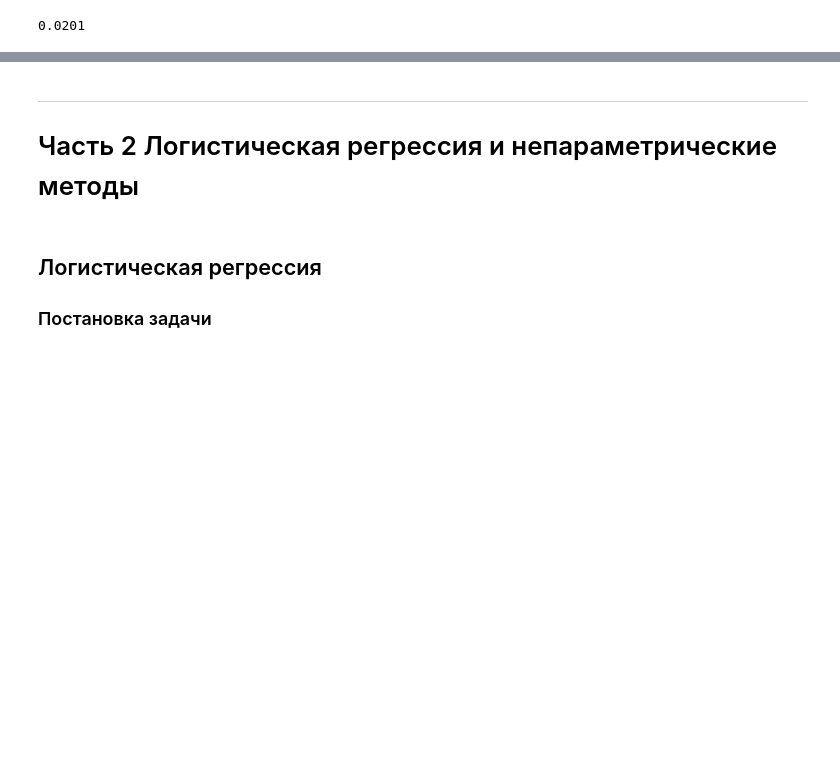
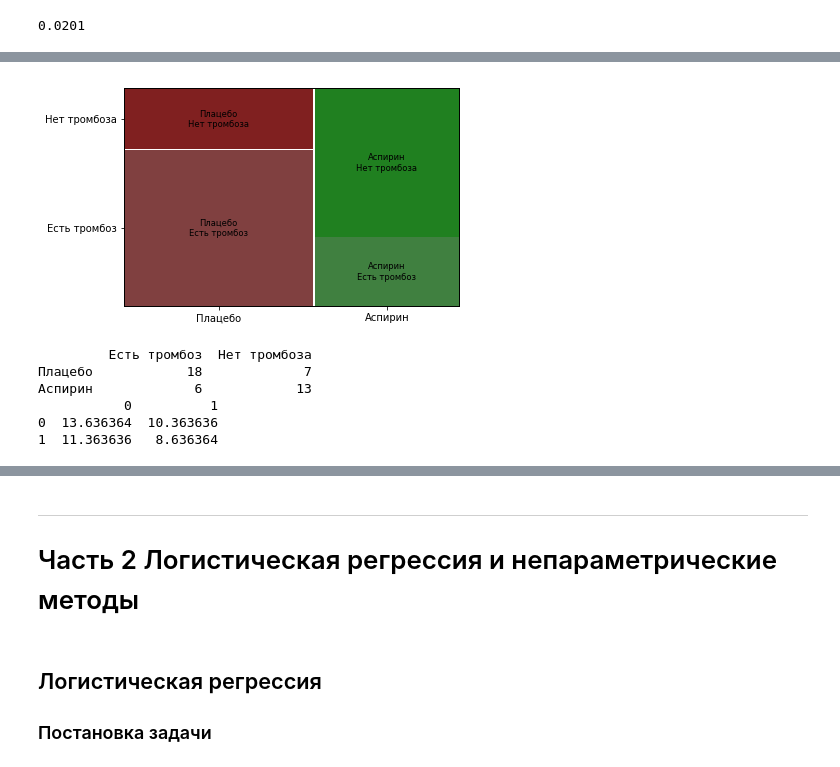
Before and after one commit to betelgeus/fundamentals_of_statistics_notes, a Jupyter notebook: Stepik_fundamentals_of_statistics_notes_Part_2.ipynb, the cells around one changed output, grey strips where cells are left out. Drawn from its saved outputs; the diff is of its cells as text; code cells hidden in the pictures; blank space fills up the shorter version.

```diff
--- a/Stepik_fundamentals_of_statistics_notes_Part_2.ipynb
+++ b/Stepik_fundamentals_of_statistics_notes_Part_2.ipynb
@@ -179,0 +361,21 @@ print(f'{p:.4f}')
+# %%
+import pandas as pd
+import matplotlib.pyplot as plt
+from statsmodels.graphics.mosaicplot import mosaic
+from scipy.stats import chi2_contingency
+
+tab = pd.DataFrame({'Есть тромбоз': [18, 6], 'Нет тромбоза': [7, 13]}, index=('Плацебо', 'Аспирин'))
+chi2, p_val, df, f_exp = chi2_contingency(tab.to_numpy())
+mosaic(tab.stack())
+plt.show()
+
+print(tab)
+print(pd.DataFrame(f_exp).T)
+# %% [output]
+[figure, added]
+         Есть тромбоз  Нет тромбоза
+Плацебо            18             7
+Аспирин             6            13
+           0          1
+0  13.636364  10.363636
+1  11.363636   8.636364
```
Also changed, not shown: parts of 55 cells of this notebook.
